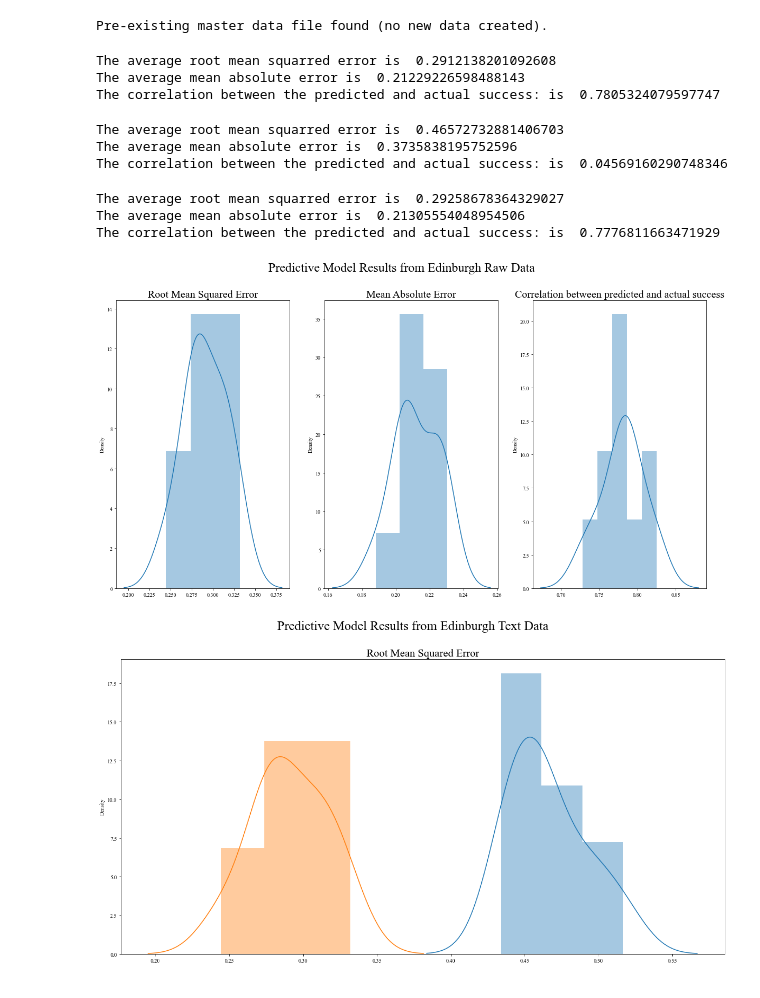
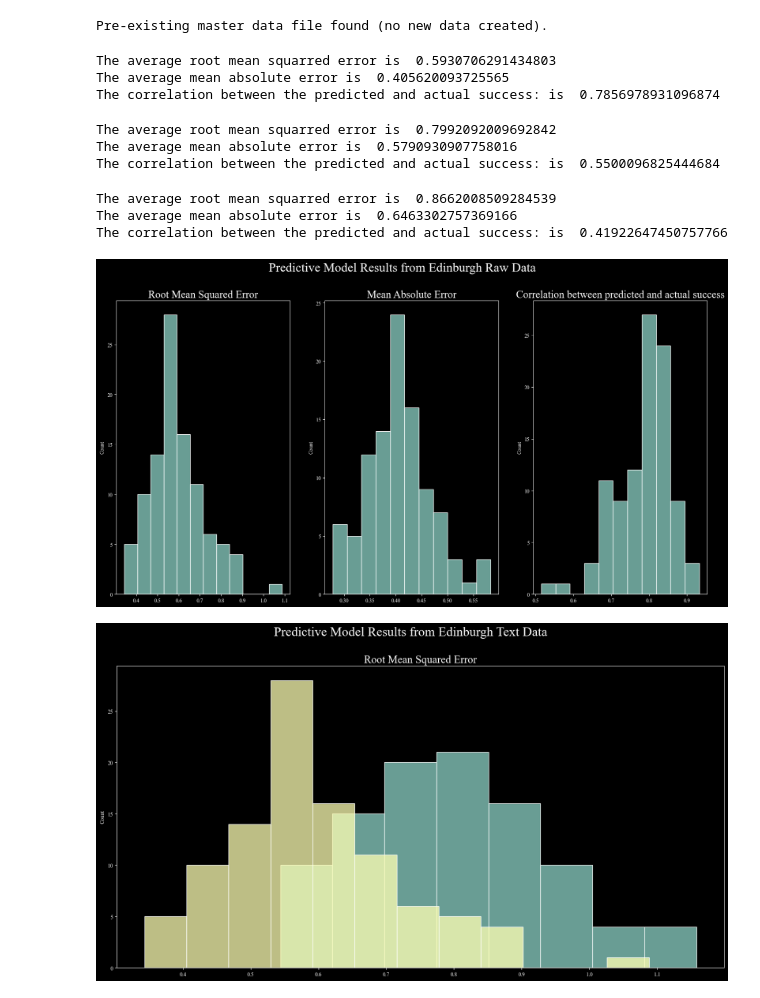
Before and after one commit to BenPrie/Airbnb-Unstructured-Data-Analysis, a Jupyter notebook: Predictive_Model_Examples.ipynb, the cells around one changed output. Drawn from its saved outputs; the diff is of its cells as text; code cells hidden in the pictures.

```diff
--- a/Predictive_Model_Examples.ipynb
+++ b/Predictive_Model_Examples.ipynb
@@ -18,43 +18,43 @@ Pre-existing master data file found (no new data created).
 # %%
 raw_data_edinburgh, text_data_edinburgh = rm.create_subsets(data_edinburgh)  # Create raw and text datasets.
 # %%
-raw_predictions_edinburgh = rm.predictive_model(raw_data_edinburgh, data_edinburgh)  # Apply raw data to model.
+raw_predictions_edinburgh = rm.predictive_model(raw_data_edinburgh, data_edinburgh, n=100)  # Apply raw data to model.
 # %% [output]
-The average root mean squarred error is  0.2912138201092608
-The average mean absolute error is  0.21229226598488143
-The correlation between the predicted and actual success: is  0.7805324079597747
+The average root mean squarred error is  0.5930706291434803
+The average mean absolute error is  0.405620093725565
+The correlation between the predicted and actual success: is  0.7856978931096874
 # %%
-text_predictions_edinburgh = rm.predictive_model(text_data_edinburgh, data_edinburgh)  # Apply text data to model.
+text_predictions_edinburgh = rm.predictive_model(text_data_edinburgh, data_edinburgh, n=100)  # Apply text data to model.
 # %% [output]
-The average root mean squarred error is  0.46572732881406703
-The average mean absolute error is  0.3735838195752596
-The correlation between the predicted and actual success: is  0.04569160290748346
+The average root mean squarred error is  0.7992092009692842
+The average mean absolute error is  0.5790930907758016
+The correlation between the predicted and actual success: is  0.5500096825444684
 # %%
-hybrid_predictions_edinburgh = rm.predictive_model(data_edinburgh, data_edinburgh)  # Apply all data to model.
+hybrid_predictions_edinburgh = rm.predictive_model(data_edinburgh, data_edinburgh, n=100)  # Apply all data to model.
 # %% [output]
-The average root mean squarred error is  0.29258678364329027
-The average mean absolute error is  0.21305554048954506
-The correlation between the predicted and actual success: is  0.7776811663471929
+The average root mean squarred error is  0.8662008509284539
+The average mean absolute error is  0.6463302757369166
+The correlation between the predicted and actual success: is  0.41922647450757766
 # %%
 # Plot the distributions of the calculated MSE, MAE and predicted to actual correlation.
 fig, axes = plt.subplots(nrows=1, ncols=3)
 fig.suptitle('Predictive Model Results from Edinburgh Raw Data', fontsize=24)
-sns.distplot(raw_predictions_edinburgh[0],ax=axes[0])
+sns.histplot(raw_predictions_edinburgh[0],ax=axes[0])
 axes[0].set_title("Root Mean Squared Error", fontsize=20)
-sns.distplot(raw_predictions_edinburgh[1],ax=axes[1])
+sns.histplot(raw_predictions_edinburgh[1],ax=axes[1])
 axes[1].set_title("Mean Absolute Error", fontsize=20)
-sns.distplot(raw_predictions_edinburgh[2],ax=axes[2])
+sns.histplot(raw_predictions_edinburgh[2],ax=axes[2])
 axes[2].set_title("Correlation between predicted and actual success", fontsize=20)
 plt.savefig('figures/raw_distributions.pdf')
 fig.show()
 # %% [output]
-[figure, old version]
+[figure, new version]
 # %%
 # Plot the distributions of the calculated MSE, MAE and predicted to actual correlation.
 fig, axes = plt.subplots(nrows=1, ncols=1)
 fig.suptitle('Predictive Model Results from Edinburgh Text Data', fontsize=24)
-sns.distplot(text_predictions_edinburgh[0],ax=axes,label='Text')
-sns.distplot(raw_predictions_edinburgh[0],ax=axes,label='Raw')
+sns.histplot(text_predictions_edinburgh[0],ax=axes,label='Text')
+sns.histplot(raw_predictions_edinburgh[0],ax=axes,label='Raw')
 axes.set_title("Root Mean Squared Error", fontsize=20)
 # uncomment the following lines to also plot MAE and correlation
 # sns.distplot(text_predictions_edinburgh[1],ax=axes[1],label='Text')
@@ -67,7 +67,7 @@ axes.set_title("Root Mean Squared Error", fontsize=20)
 plt.savefig('figures/text_distributions.pdf')
 fig.show()
 # %% [output]
-[figure, old version]
+[figure, new version]
 # %%
 # Plot the distributions of the calculated MSE, MAE and predicted to actual correlation.
 fig, axes = plt.subplots(nrows=1, ncols=1)
```
Also changed, not shown: parts of 3 cells of this notebook, 1 other file.
